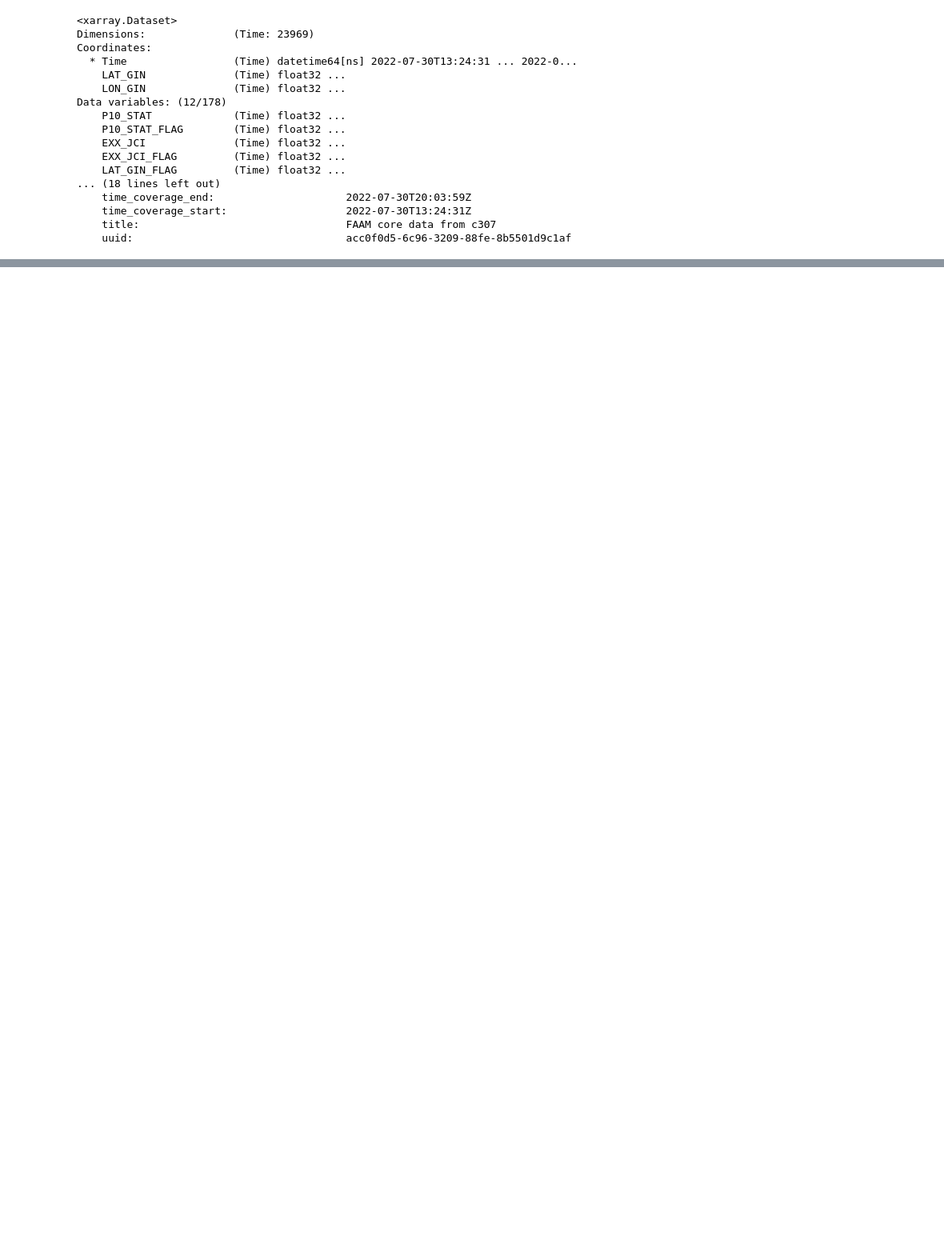
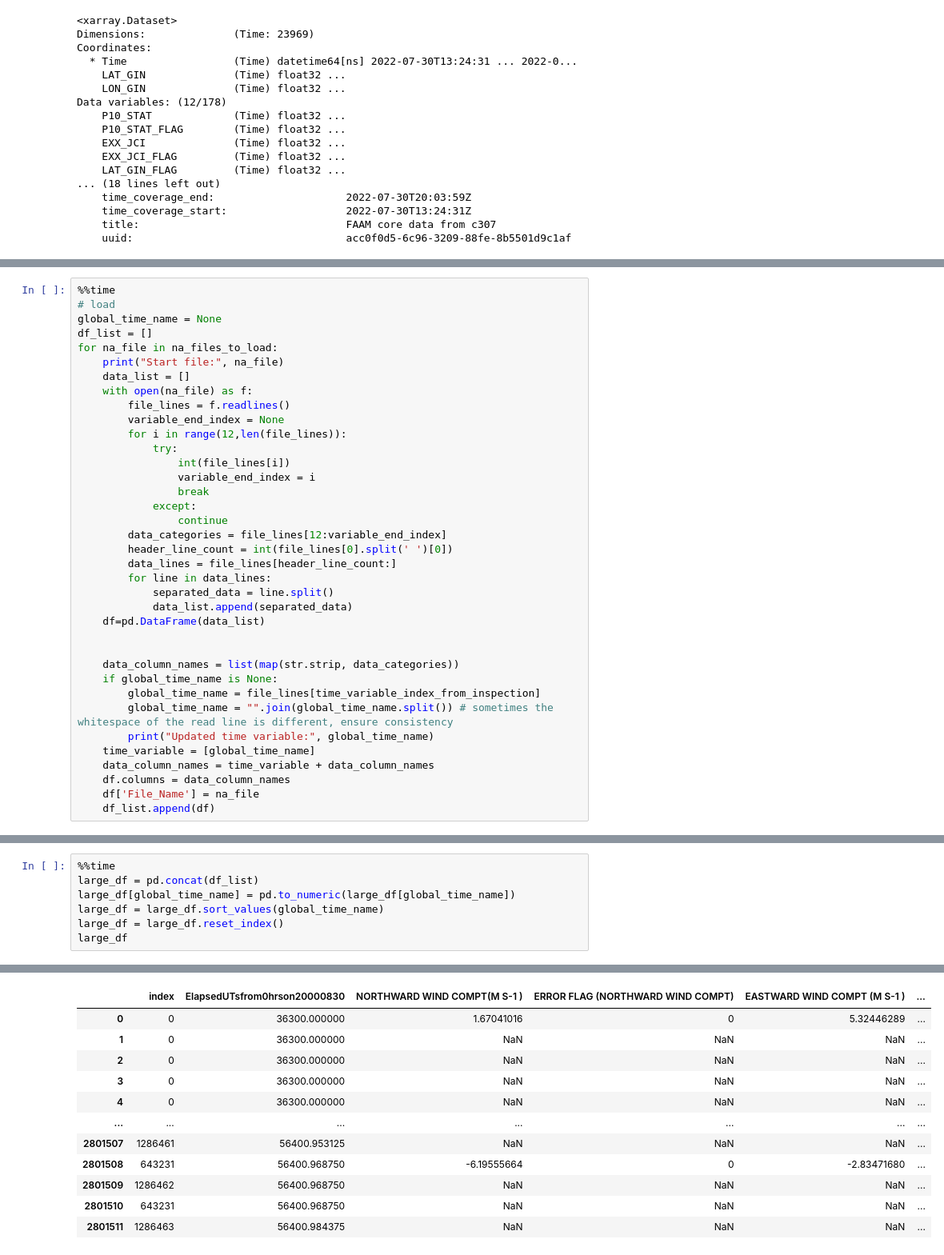
Before and after one commit to informatics-lab/spaceapps-2022-mo-bootcamp, a Jupyter notebook: 03_aircraft_data.ipynb, the cells around one changed output, grey strips where cells are left out. Shown at 80% size. Drawn from its saved outputs; the diff is of its cells as text; blank space fills up the shorter version.

```diff
--- a/03_aircraft_data.ipynb
+++ b/03_aircraft_data.ipynb
@@ -273,0 +383,37 @@ axes.coastlines()  # show maplines
+# %%
+%%time
+# load
+global_time_name = None
+df_list = []
+for na_file in na_files_to_load:
+    print("Start file:", na_file)
+    data_list = []
+    with open(na_file) as f:
+        file_lines = f.readlines()
+        variable_end_index = None
+        for i in range(12,len(file_lines)):
+            try:
+                int(file_lines[i])
+                variable_end_index = i
+                break
+            except:
+                continue
+        data_categories = file_lines[12:variable_end_index]
+        header_line_count = int(file_lines[0].split(' ')[0])
+        data_lines = file_lines[header_line_count:]
+        for line in data_lines:
+            separated_data = line.split()
+            data_list.append(separated_data)
+    df=pd.DataFrame(data_list)
+
+
+    data_column_names = list(map(str.strip, data_categories))
+    if global_time_name is None:
+        global_time_name = file_lines[time_variable_index_from_inspection]
+        global_time_name = "".join(global_time_name.split()) # sometimes the whitespace of the read line is different, ensure consistency
+        print("Updated time variable:", global_time_name)
+    time_variable = [global_time_name]
+    data_column_names = time_variable + data_column_names
+    df.columns = data_column_names
+    df['File_Name'] = na_file
+    df_list.append(df)
@@ -273,0 +438,8 @@ axes.coastlines()  # show maplines
+# %%
+%%time
+large_df = pd.concat(df_list)
+large_df[global_time_name] = pd.to_numeric(large_df[global_time_name])
+large_df = large_df.sort_values(global_time_name)
+large_df = large_df.reset_index()
+large_df
+# %% [output]
@@ -273,0 +448,12 @@ axes.coastlines()  # show maplines
+|  | index | ElapsedUTsfrom0hrson20000830 | NORTHWARD WIND COMPT(M S-1 ) | ERROR FLAG (NORTHWARD WIND COMPT) | EASTWARD WIND COMPT (M S-1 ) | ... |
+| 0 | 0 | 36300.000000 | 1.67041016 | 0 | 5.32446289 | ... |
+| 1 | 0 | 36300.000000 | NaN | NaN | NaN | ... |
+| 2 | 0 | 36300.000000 | NaN | NaN | NaN | ... |
+| 3 | 0 | 36300.000000 | NaN | NaN | NaN | ... |
+| 4 | 0 | 36300.000000 | NaN | NaN | NaN | ... |
+| ... | ... | ... | ... | ... | ... | ... |
+| 2801507 | 1286461 | 56400.953125 | NaN | NaN | NaN | ... |
+| 2801508 | 643231 | 56400.968750 | -6.19555664 | 0 | -2.83471680 | ... |
+| 2801509 | 1286462 | 56400.968750 | NaN | NaN | NaN | ... |
+| 2801510 | 643231 | 56400.968750 | NaN | NaN | NaN | ... |
+| 2801511 | 1286463 | 56400.984375 | NaN | NaN | NaN | ... |
```
Also changed, not shown: parts of 25 cells of this notebook, 1 other file.
